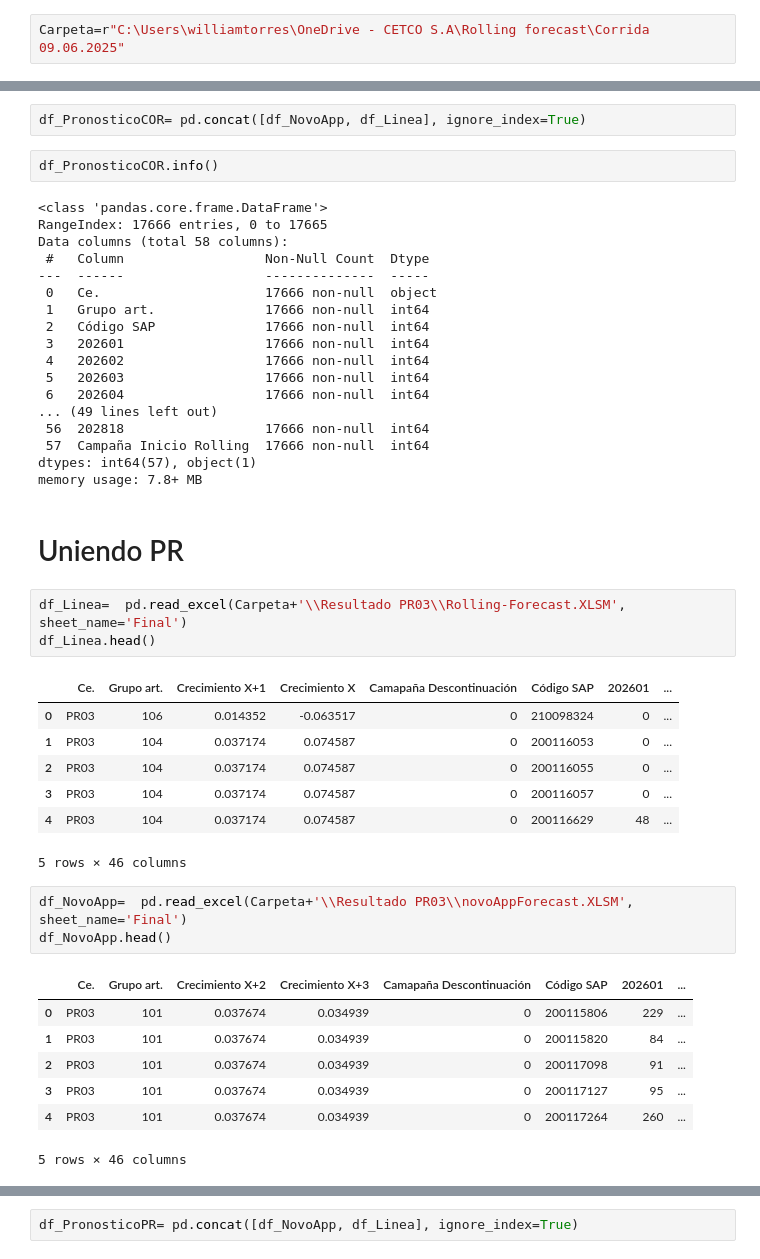
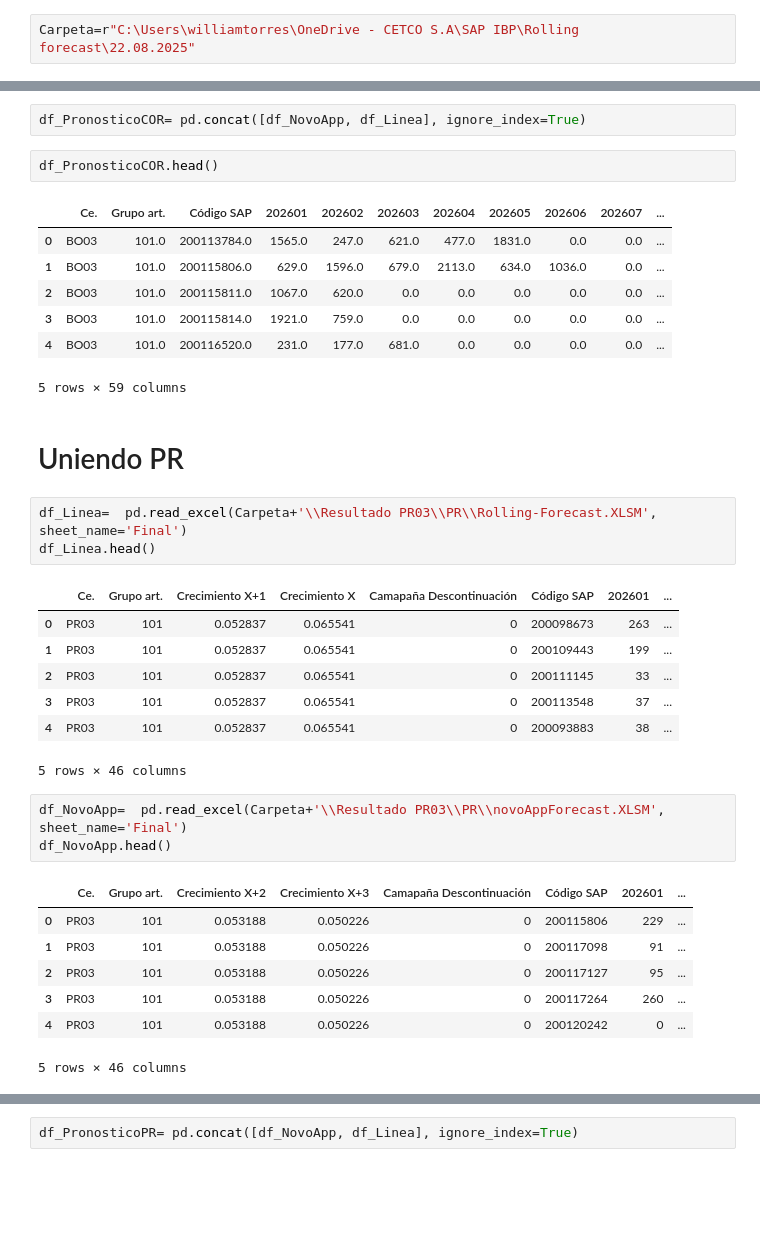
Before and after one commit to Williamindustrial/Rolling-Forecast-Belcorp, a Jupyter notebook: CalculoGraficasRolling.ipynb, the cells around one changed output, grey strips where cells are left out. Saved outputs shown, nothing was run; the diff lists cells and outputs as text; blank space fills up the shorter version.

```diff
--- a/CalculoGraficasRolling.ipynb
+++ b/CalculoGraficasRolling.ipynb
@@ -10,5 +11,5 @@ campañasIniciales=10
 # %%
-Carpeta=r"C:\Users\williamtorres\OneDrive - CETCO S.A\Rolling forecast\Corrida 09.06.2025"
+Carpeta=r"C:\Users\williamtorres\OneDrive - CETCO S.A\SAP IBP\Rolling forecast\22.08.2025"
 # %% [markdown]
 # Venta Corporaritiva
 # %%
@@ -84,48 +148,38 @@ df_NovoApp.head()
 # %%
 df_PronosticoCOR= pd.concat([df_NovoApp, df_Linea], ignore_index=True)
 # %%
-df_PronosticoCOR.info()
+df_PronosticoCOR.head()
 # %% [output]
+|  | Ce. | Grupo art. | Código SAP | 202601 | 202602 | 202603 | 202604 | 202605 | 202606 | 202607 | ... |
+| 0 | BO03 | 101.0 | 200113784.0 | 1565.0 | 247.0 | 621.0 | 477.0 | 1831.0 | 0.0 | 0.0 | ... |
+| 1 | BO03 | 101.0 | 200115806.0 | 629.0 | 1596.0 | 679.0 | 2113.0 | 634.0 | 1036.0 | 0.0 | ... |
+| 2 | BO03 | 101.0 | 200115811.0 | 1067.0 | 620.0 | 0.0 | 0.0 | 0.0 | 0.0 | 0.0 | ... |
+| 3 | BO03 | 101.0 | 200115814.0 | 1921.0 | 759.0 | 0.0 | 0.0 | 0.0 | 0.0 | 0.0 | ... |
+| 4 | BO03 | 101.0 | 200116520.0 | 231.0 | 177.0 | 681.0 | 0.0 | 0.0 | 0.0 | 0.0 | ... |
-<class 'pandas.core.frame.DataFrame'>
-RangeIndex: 17666 entries, 0 to 17665
-Data columns (total 58 columns):
- #   Column                  Non-Null Count  Dtype
----  ------                  --------------  -----
- 0   Ce.                     17666 non-null  object
- 1   Grupo art.              17666 non-null  int64
- 2   Código SAP              17666 non-null  int64
- 3   202601                  17666 non-null  int64
- 4   202602                  17666 non-null  int64
- 5   202603                  17666 non-null  int64
- 6   202604                  17666 non-null  int64
-... (49 lines left out)
- 56  202818                  17666 non-null  int64
- 57  Campaña Inicio Rolling  17666 non-null  int64
-dtypes: int64(57), object(1)
-memory usage: 7.8+ MB
+5 rows × 59 columns
 # %% [markdown]
 # Uniendo  PR
 # %%
-df_Linea=  pd.read_excel(Carpeta+'\\Resultado PR03\\Rolling-Forecast.XLSM', sheet_name='Final')
+df_Linea=  pd.read_excel(Carpeta+'\\Resultado PR03\\PR\\Rolling-Forecast.XLSM', sheet_name='Final')
 df_Linea.head()
 # %% [output]
 |  | Ce. | Grupo art. | Crecimiento X+1 | Crecimiento X | Camapaña Descontinuación | Código SAP | 202601 | ... |
-| 0 | PR03 | 106 | 0.014352 | -0.063517 | 0 | 210098324 | 0 | ... |
-| 1 | PR03 | 104 | 0.037174 | 0.074587 | 0 | 200116053 | 0 | ... |
-| 2 | PR03 | 104 | 0.037174 | 0.074587 | 0 | 200116055 | 0 | ... |
-| 3 | PR03 | 104 | 0.037174 | 0.074587 | 0 | 200116057 | 0 | ... |
-| 4 | PR03 | 104 | 0.037174 | 0.074587 | 0 | 200116629 | 48 | ... |
+| 0 | PR03 | 101 | 0.052837 | 0.065541 | 0 | 200098673 | 263 | ... |
+| 1 | PR03 | 101 | 0.052837 | 0.065541 | 0 | 200109443 | 199 | ... |
+| 2 | PR03 | 101 | 0.052837 | 0.065541 | 0 | 200111145 | 33 | ... |
+| 3 | PR03 | 101 | 0.052837 | 0.065541 | 0 | 200113548 | 37 | ... |
+| 4 | PR03 | 101 | 0.052837 | 0.065541 | 0 | 200093883 | 38 | ... |
 5 rows × 46 columns
 # %%
-df_NovoApp=  pd.read_excel(Carpeta+'\\Resultado PR03\\novoAppForecast.XLSM', sheet_name='Final')
+df_NovoApp=  pd.read_excel(Carpeta+'\\Resultado PR03\\PR\\novoAppForecast.XLSM', sheet_name='Final')
 df_NovoApp.head()
 # %% [output]
 |  | Ce. | Grupo art. | Crecimiento X+2 | Crecimiento X+3 | Camapaña Descontinuación | Código SAP | 202601 | ... |
-| 0 | PR03 | 101 | 0.037674 | 0.034939 | 0 | 200115806 | 229 | ... |
-| 1 | PR03 | 101 | 0.037674 | 0.034939 | 0 | 200115820 | 84 | ... |
-| 2 | PR03 | 101 | 0.037674 | 0.034939 | 0 | 200117098 | 91 | ... |
-| 3 | PR03 | 101 | 0.037674 | 0.034939 | 0 | 200117127 | 95 | ... |
-| 4 | PR03 | 101 | 0.037674 | 0.034939 | 0 | 200117264 | 260 | ... |
+| 0 | PR03 | 101 | 0.053188 | 0.050226 | 0 | 200115806 | 229 | ... |
+| 1 | PR03 | 101 | 0.053188 | 0.050226 | 0 | 200117098 | 91 | ... |
+| 2 | PR03 | 101 | 0.053188 | 0.050226 | 0 | 200117127 | 95 | ... |
+| 3 | PR03 | 101 | 0.053188 | 0.050226 | 0 | 200117264 | 260 | ... |
+| 4 | PR03 | 101 | 0.053188 | 0.050226 | 0 | 200120242 | 0 | ... |
 5 rows × 46 columns
 # %%
 df_Linea = df_Linea.drop(df_Linea.columns[[2, 3, 4]], axis=1)
```
Also changed, not shown: parts of 27 cells of this notebook, 7 other files.
